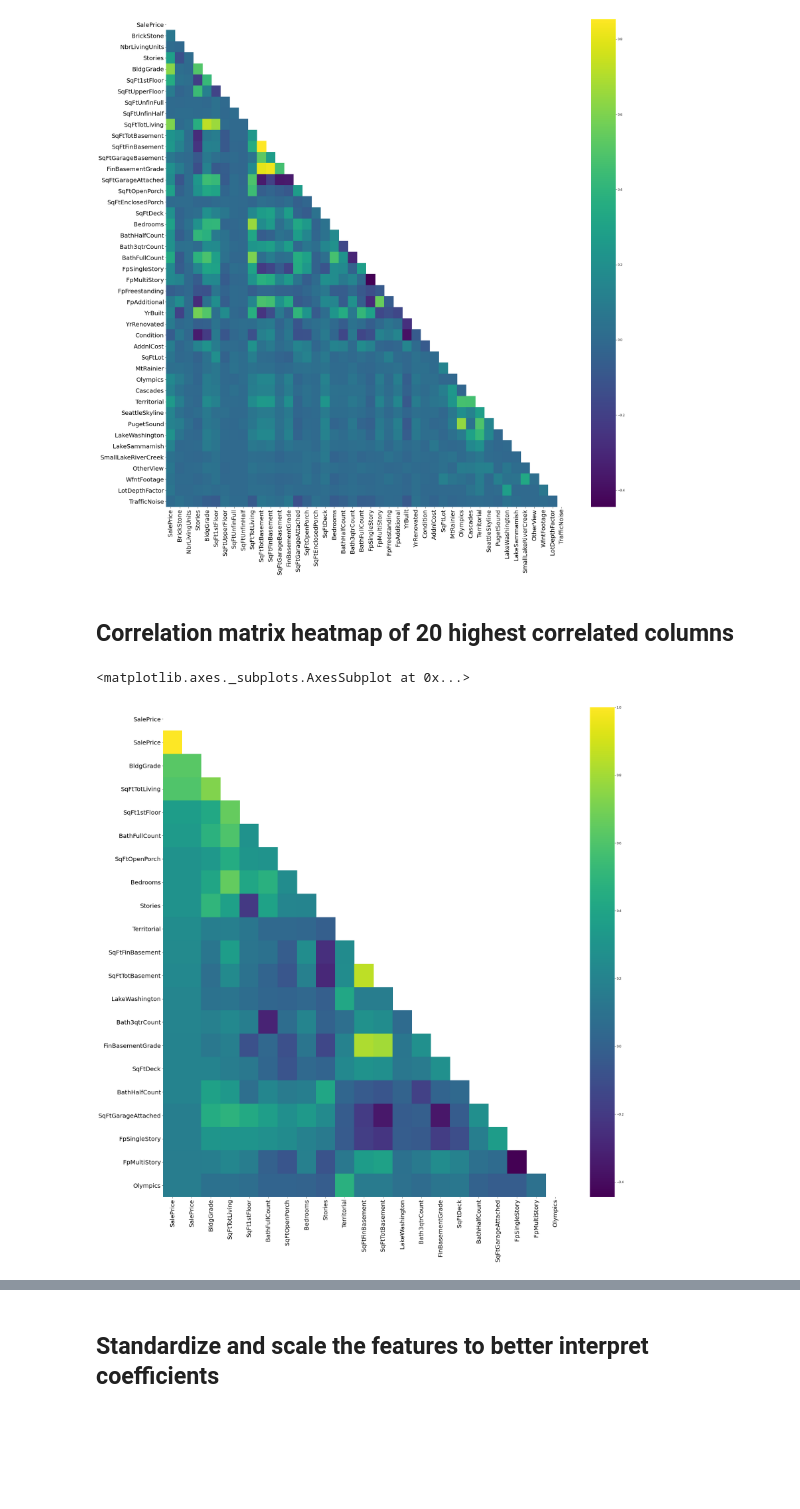
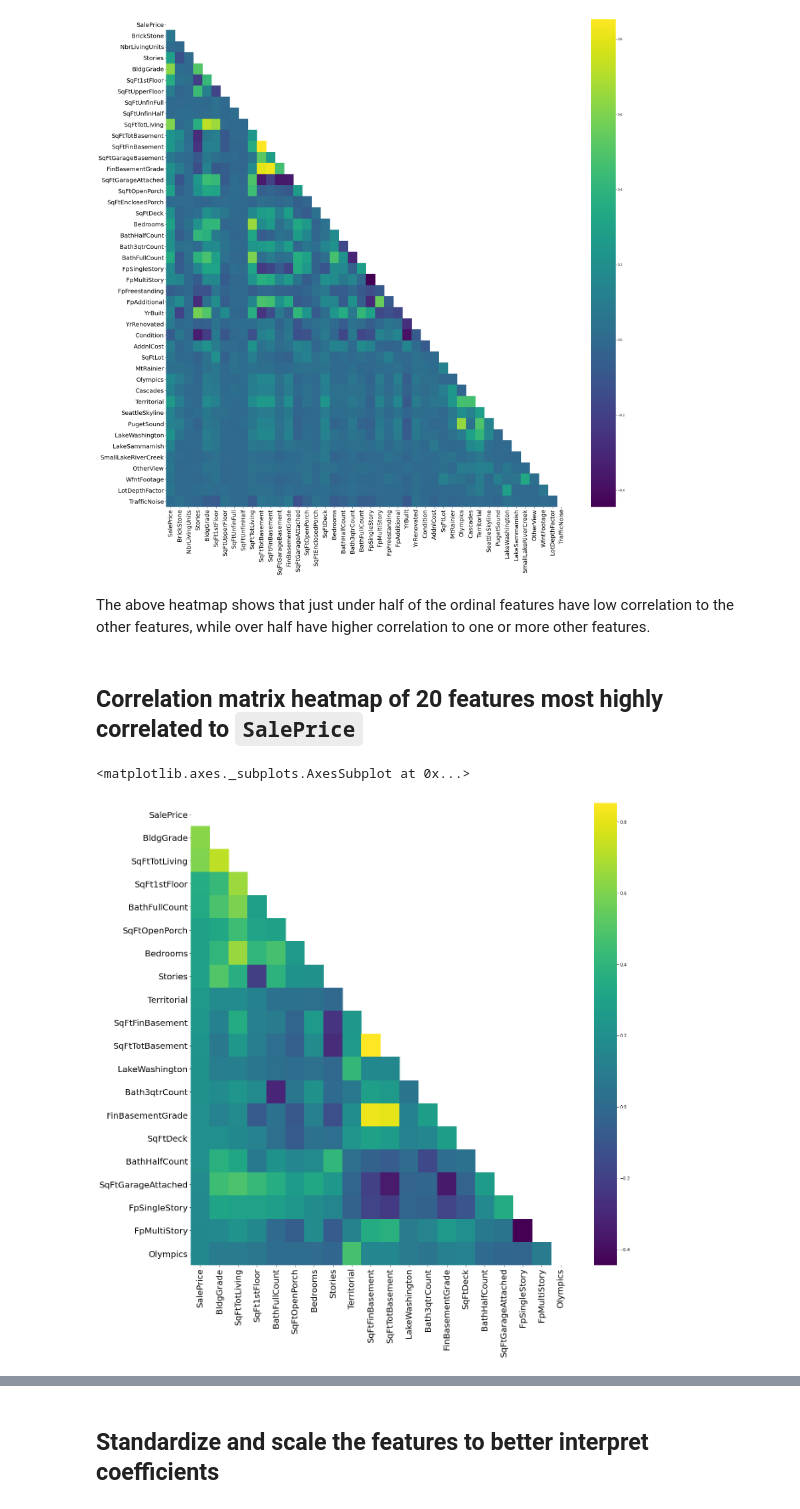
Before and after one commit to Jaccomando/phase_2_project_chicago-sf-seattle-ds-082420, a Jupyter notebook: presentation_notebooks/joshs_model_presentation.ipynb, the cells around one changed output, grey strips where cells are left out. Saved outputs shown, nothing was run; the diff lists cells and outputs as text; code cells hidden in the pictures; blank space fills up the shorter version.

```diff
--- a/presentation_notebooks/joshs_model_presentation.ipynb
+++ b/presentation_notebooks/joshs_model_presentation.ipynb
@@ -38,18 +54,20 @@ sns.heatmap(ordtable.corr(), mask= mask, ax = ax, cmap = 'viridis')
 # %% [output]
 <matplotlib.axes._subplots.AxesSubplot at 0x...>
 [figure]
+# %% [markdown]
+The above heatmap shows that just under half of the ordinal features have low correlation to the other features, while over half have higher correlation to one or more other features.
 # %% [markdown]
-## Correlation matrix heatmap of 20 highest correlated columns
+## Correlation matrix heatmap of 20 features most highly correlated to `SalePrice`
 # %%
 ordcorrs = ordtable.corr()['SalePrice'].abs().sort_values(ascending = False).head(20)
-bigcorrs = ordtable[['SalePrice'] + list(ordcorrs.index)]
+bigcorrs = ordtable[list(ordcorrs.index)]
 
 mask = np.triu(np.ones_like(bigcorrs.corr(), dtype=np.bool))
-fig, ax = plt.subplots(figsize = (30,30))
+fig, ax = plt.subplots(figsize = (20,20))
 plt.xticks(fontsize = 20)
 plt.yticks(fontsize = 20)
 
 sns.heatmap(bigcorrs.corr(), mask= mask, ax = ax, cmap = 'viridis')
 # %% [output]
 <matplotlib.axes._subplots.AxesSubplot at 0x...>
-[figure, old version]
+[figure, new version]
```
Also changed, not shown: parts of 22 cells of this notebook.
